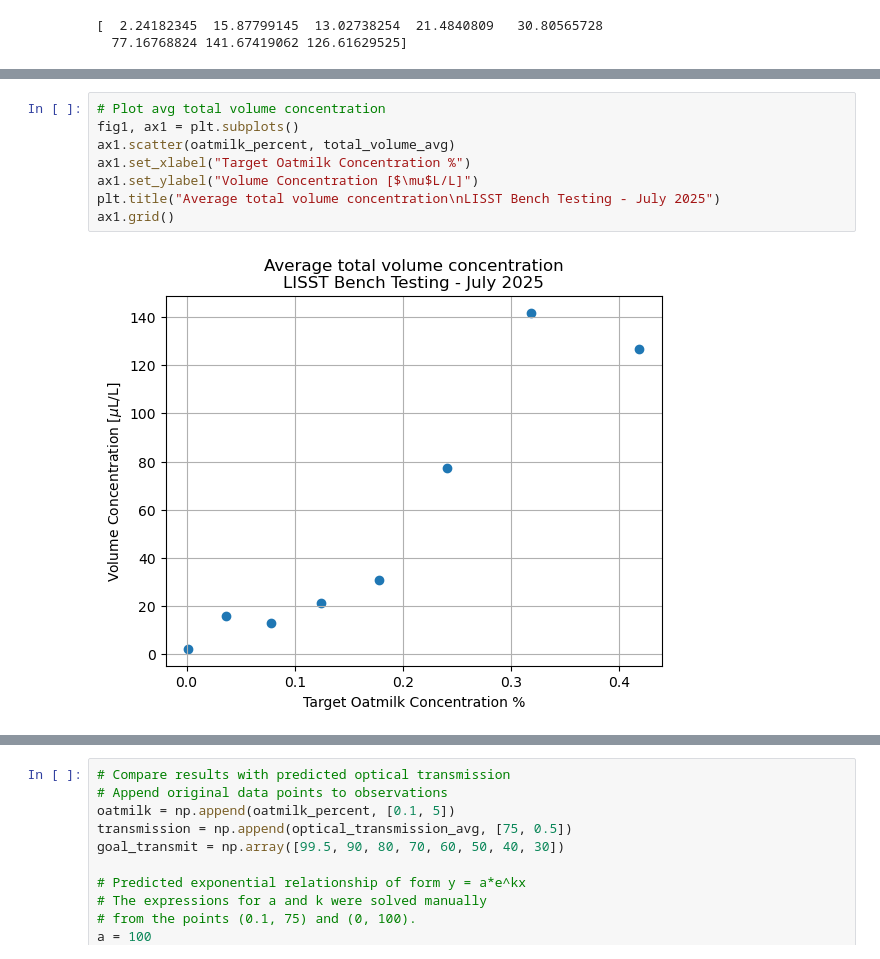
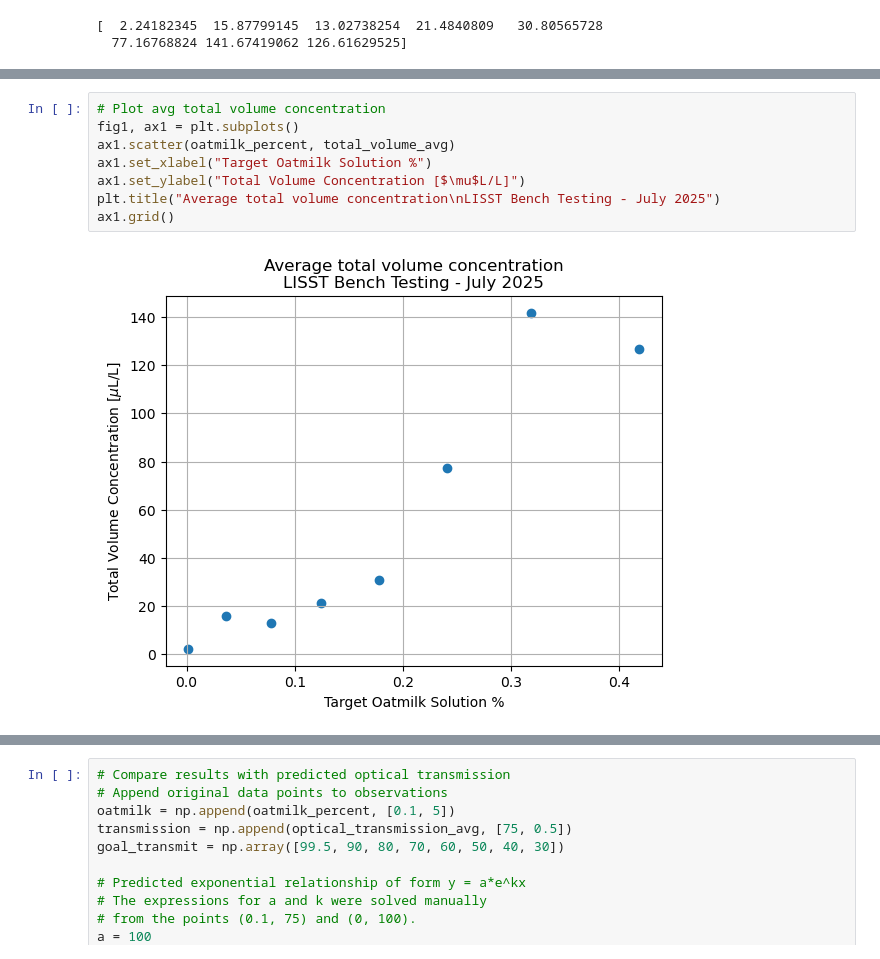
Before and after one commit to cooleyky/prtsz_deep_dive, a Jupyter notebook: 04-analyze-oatmilk-transmission.ipynb, the cells around one changed output, grey strips where cells are left out. Cells and saved outputs as stored; diff of their text form.

Commit message:
Clean up figures from most recent bench tests

```diff
--- a/04-analyze-oatmilk-transmission.ipynb
+++ b/04-analyze-oatmilk-transmission.ipynb
@@ -109,10 +109,10 @@ ax0.grid()
 # %%
 # Plot avg total volume concentration
 fig1, ax1 = plt.subplots()
 ax1.scatter(oatmilk_percent, total_volume_avg)
-ax1.set_xlabel("Target Oatmilk Concentration %")
-ax1.set_ylabel("Volume Concentration [$\mu$L/L]")
+ax1.set_xlabel("Target Oatmilk Solution %")
+ax1.set_ylabel("Total Volume Concentration [$\mu$L/L]")
 plt.title("Average total volume concentration\nLISST Bench Testing - July 2025")
 ax1.grid()
 # %% [output]
-[figure, old version]
+[figure, new version]
```
Also changed, not shown: parts of 5 cells of this notebook.
